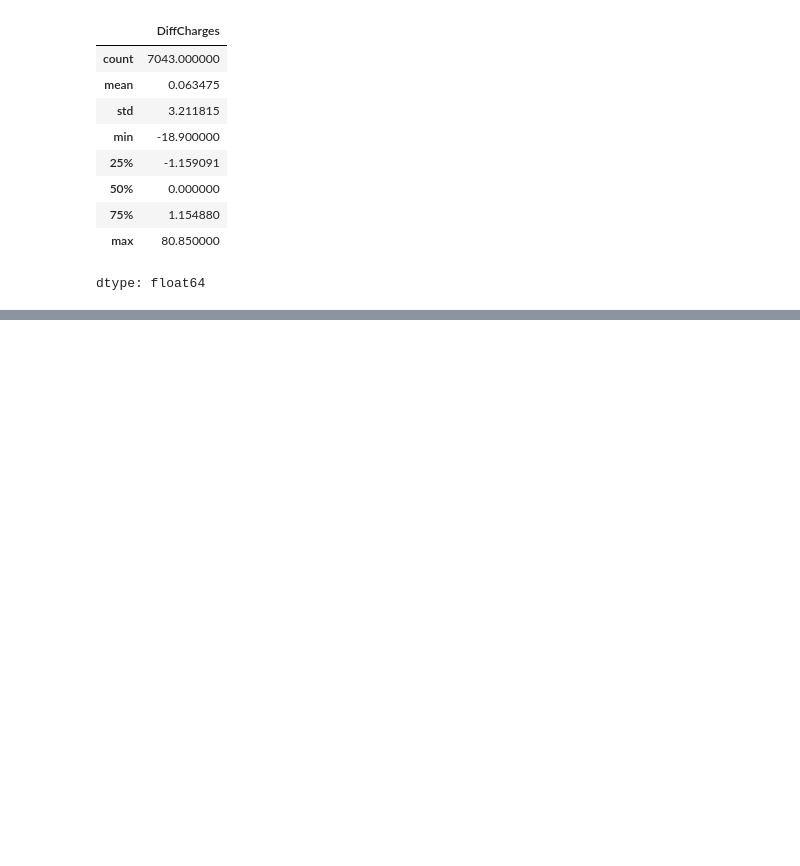
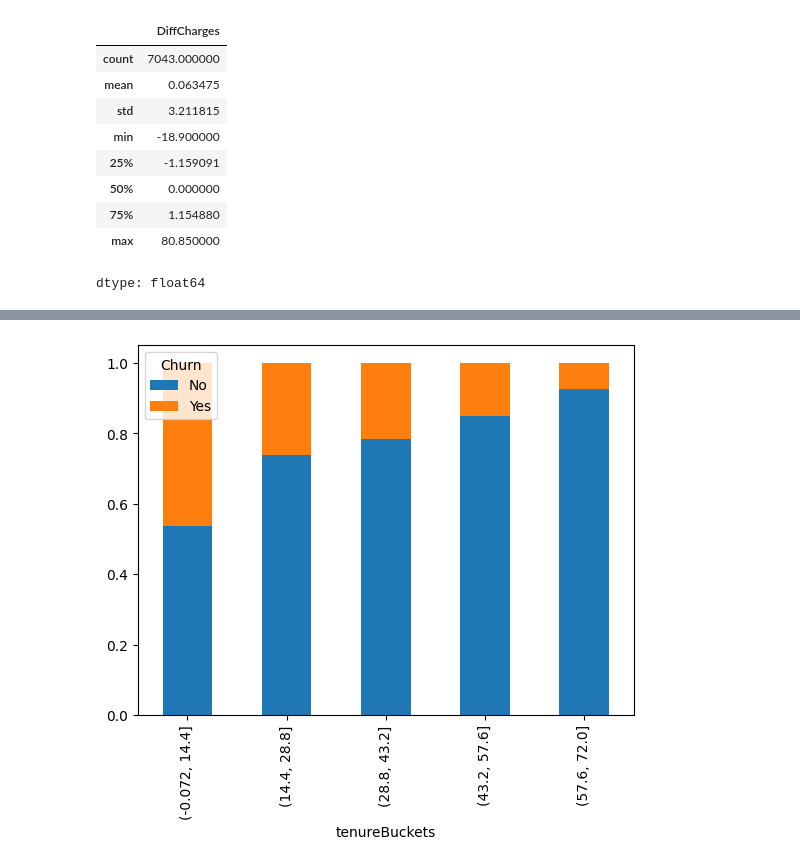
Before and after one commit to ingabLee/low-code-book-projects, a Jupyter notebook: Customer_Churn_Model.ipynb, the cells around one changed output, grey strips where cells are left out. Drawn from its saved outputs; the diff is of its cells as text; code cells hidden in the pictures; blank space fills up the shorter version.

```diff
--- a/Customer_Churn_Model.ipynb
+++ b/Customer_Churn_Model.ipynb
@@ -240,0 +251,5 @@ dtype: float64
+# %%
+df_2['tenureBuckets'] = pd.cut(df_2['tenure'], bins=5)
+plot_cat_feature_dist('tenureBuckets')
+# %% [output]
+[figure, added]
```
Also changed, not shown: parts of 14 cells of this notebook.
